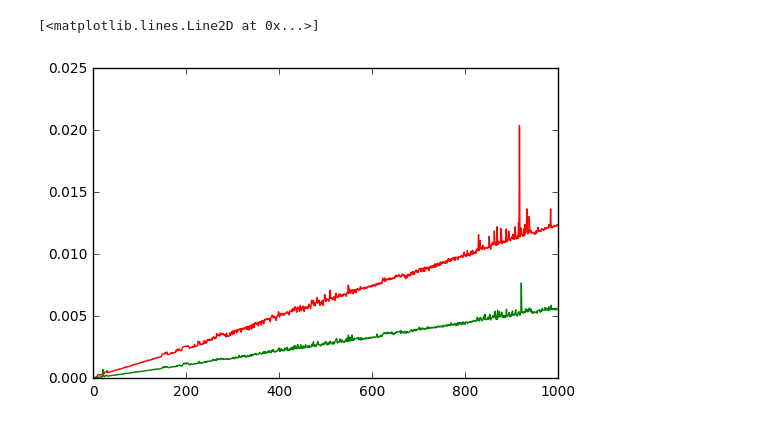
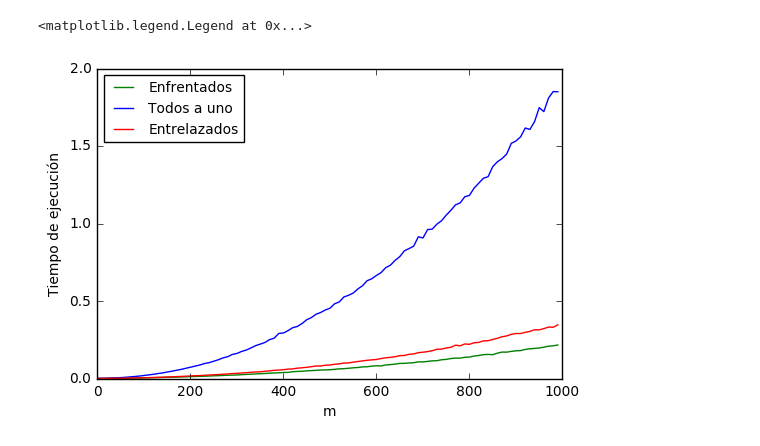
Before and after one commit to edittler/tda-fiuba, a Jupyter notebook: tp2/flujo-de-redes/plot_m.ipynb, the cells around one changed output. Drawn from its saved outputs; the diff is of its cells as text; code cells hidden in the pictures.

```diff
--- a/tp2/flujo-de-redes/plot_m.ipynb
+++ b/tp2/flujo-de-redes/plot_m.ipynb
@@ -45,6 +101,47 @@ plt.plot(x,t3_y,'r')
-# %%
-plt.plot(x,t3_y,'r')
-plt.plot(x,t1_y,'g')
-# %% [output]
-[<matplotlib.lines.Line2D at 0x...>]
-[figure, removed]
+# %%
+# Hardcore. Inicio con 100 areas y vamos agregando proyectos y conectando en frente y todos con uno.
+
+x = range(1,1000,10)
+t_enfrente2 = []
+t_a_uno2 = []
+t_mezclado2 = []
+# TODO agregar mezclado/clusterizado.
+
+for m in x:
+    def_enfrente = "1000\n" + str(m) +"\n"
+    def_a_uno = "1000\n" + str(m) +"\n"
+    def_mezclado = "1000\n" + str(m) +"\n"
+    for i in range (1000):
+        def_enfrente += "1000\n"
+        def_a_uno += "1000\n"
+        def_mezclado += "1000\n"
+    for i in range(1,m+1):
+        def_enfrente += "1 " + str(i) + "\n"
+        def_a_uno +="1 1\n"
+        if i%2 == 0 and i+1 < 1000:
+            def_mezclado += "1 " + str(i-1) + " " + str(i+1) +"\n"
+        else:
+            def_mezclado += "10\n"
+    ps_enfrente = ProjectSelection(def_enfrente, solve = False)
+    ps_a_uno = ProjectSelection(def_a_uno, solve = False)
+    ps_mezclado = ProjectSelection(def_mezclado, solve = False)
+
+    t = timeit.Timer(partial(ps_enfrente.solve))
+    t_enfrente2.append((t.timeit(1)))
+    t = timeit.Timer(partial(ps_a_uno.solve))
+    t_a_uno2.append((t.timeit(1)))
+    t = timeit.Timer(partial(ps_mezclado.solve))
+    t_mezclado2.append((t.timeit(1)))
+# %%
+x = range(1,1000,10)
+plt.xlabel("m")
+plt.ylabel("Tiempo de ejecución")
+
+plt.plot(x,t_enfrente2, 'g', label = "Enfrentados")
+plt.plot(x,t_a_uno2, 'b', label = "Todos a uno")
+plt.plot(x,t_mezclado2, 'r', label = "Entrelazados")
+
+plt.legend(loc='upper left', prop={'size': 10})
+# %% [output]
+<matplotlib.legend.Legend at 0x...>
+[figure, added]
```
Also changed, not shown: parts of 7 cells of this notebook, 1 other file.
